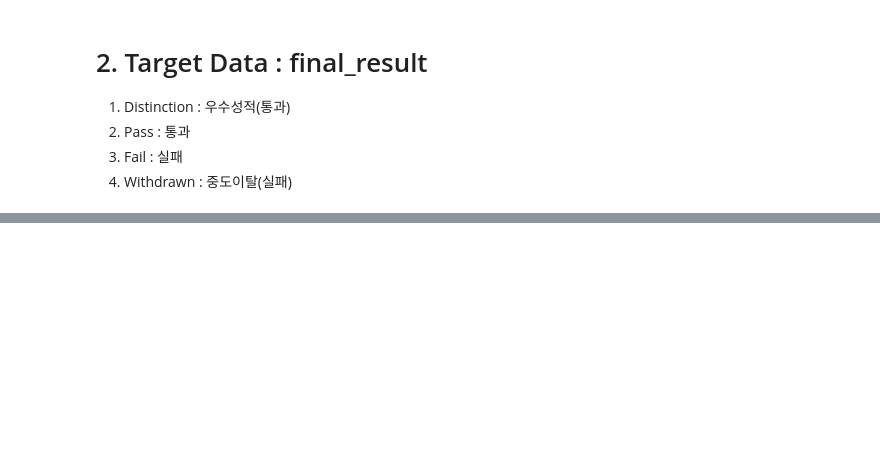
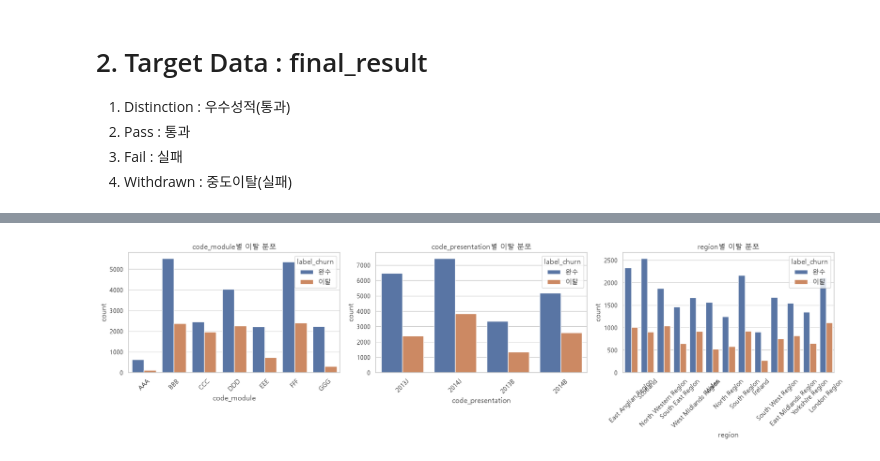
Before and after one commit to KimInSeok-DA/Team_Project_DA, a Jupyter notebook: Notebooks/01_Student_info_EDA.ipynb, the cells around one changed output, grey strips where cells are left out. Cells and saved outputs as stored; diff of their text form; code cells hidden in the pictures; blank space fills up the shorter version.

```diff
--- a/Notebooks/01_Student_info_EDA.ipynb
+++ b/Notebooks/01_Student_info_EDA.ipynb
@@ -126,0 +216,15 @@ plt.show()
+# %%
+# [한 줄 요약] 어떤 과목(code_module)인지, 어떤 학기(code_presentation)인지에 따른 이탈 분포입니다.
+target_cols_3 = ["code_module", "code_presentation", "region"]
+
+plt.figure(figsize=(18, 5))
+for i, col in enumerate(target_cols_3):
+    plt.subplot(1, 3, i + 1)
+    sns.countplot(data=info, x=col, hue="label_churn")
+    plt.title(f"{col}별 이탈 분포")
+    plt.xticks(rotation=45)
+
+plt.tight_layout()
+plt.show()
+# %% [output]
+[figure, added]
```
Also changed, not shown: parts of 23 cells of this notebook.
